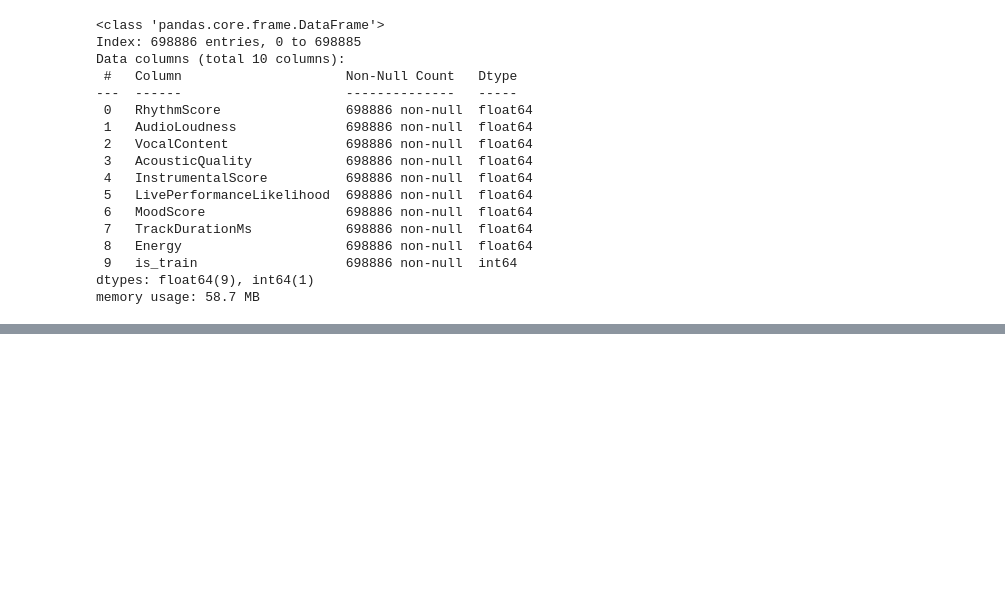
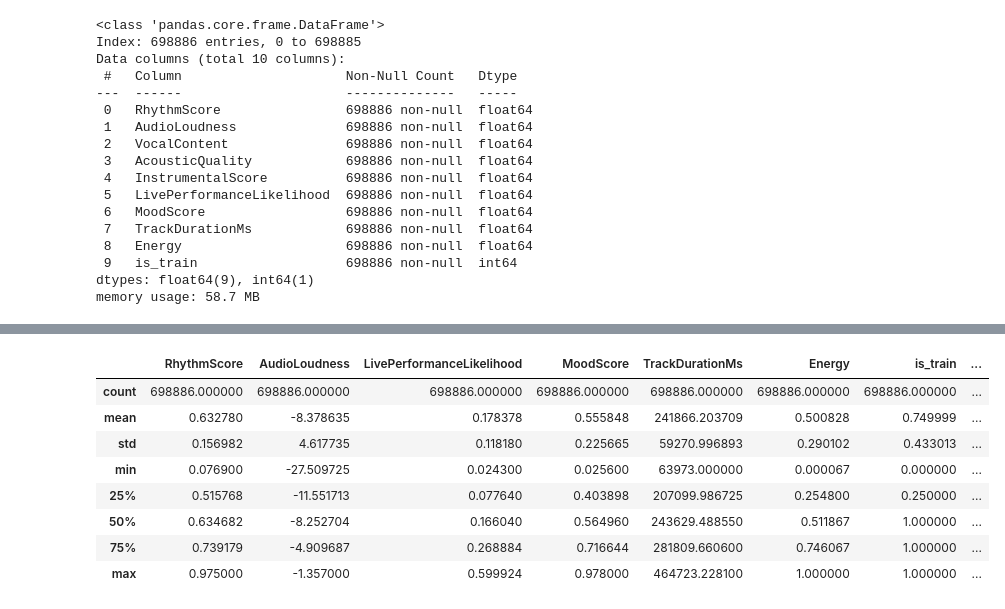
Before and after one commit to cod3astro/kaggle_ML_competition, a Jupyter notebook: collab_kaggle_beats.ipynb, the cells around one changed output, grey strips where cells are left out. Cells and saved outputs as stored; diff of their text form; code cells hidden in the pictures; blank space fills up the shorter version.

```diff
--- a/collab_kaggle_beats.ipynb
+++ b/collab_kaggle_beats.ipynb
@@ -94,3 +134,15 @@ np.False_
+# %%
+df.describe()
+# %% [output]
+|  | RhythmScore | AudioLoudness | LivePerformanceLikelihood | MoodScore | TrackDurationMs | Energy | is_train | ... |
+| count | 698886.000000 | 698886.000000 | 698886.000000 | 698886.000000 | 698886.000000 | 698886.000000 | 698886.000000 | ... |
+| mean | 0.632780 | -8.378635 | 0.178378 | 0.555848 | 241866.203709 | 0.500828 | 0.749999 | ... |
+| std | 0.156982 | 4.617735 | 0.118180 | 0.225665 | 59270.996893 | 0.290102 | 0.433013 | ... |
+| min | 0.076900 | -27.509725 | 0.024300 | 0.025600 | 63973.000000 | 0.000067 | 0.000000 | ... |
+| 25% | 0.515768 | -11.551713 | 0.077640 | 0.403898 | 207099.986725 | 0.254800 | 0.250000 | ... |
+| 50% | 0.634682 | -8.252704 | 0.166040 | 0.564960 | 243629.488550 | 0.511867 | 1.000000 | ... |
+| 75% | 0.739179 | -4.909687 | 0.268884 | 0.716644 | 281809.660600 | 0.746067 | 1.000000 | ... |
+| max | 0.975000 | -1.357000 | 0.599924 | 0.978000 | 464723.228100 | 1.000000 | 1.000000 | ... |
 # %%
 plt.figure(figsize=(10,8))
 corr = df.corr()
```
Also changed, not shown: parts of 4 cells of this notebook.
